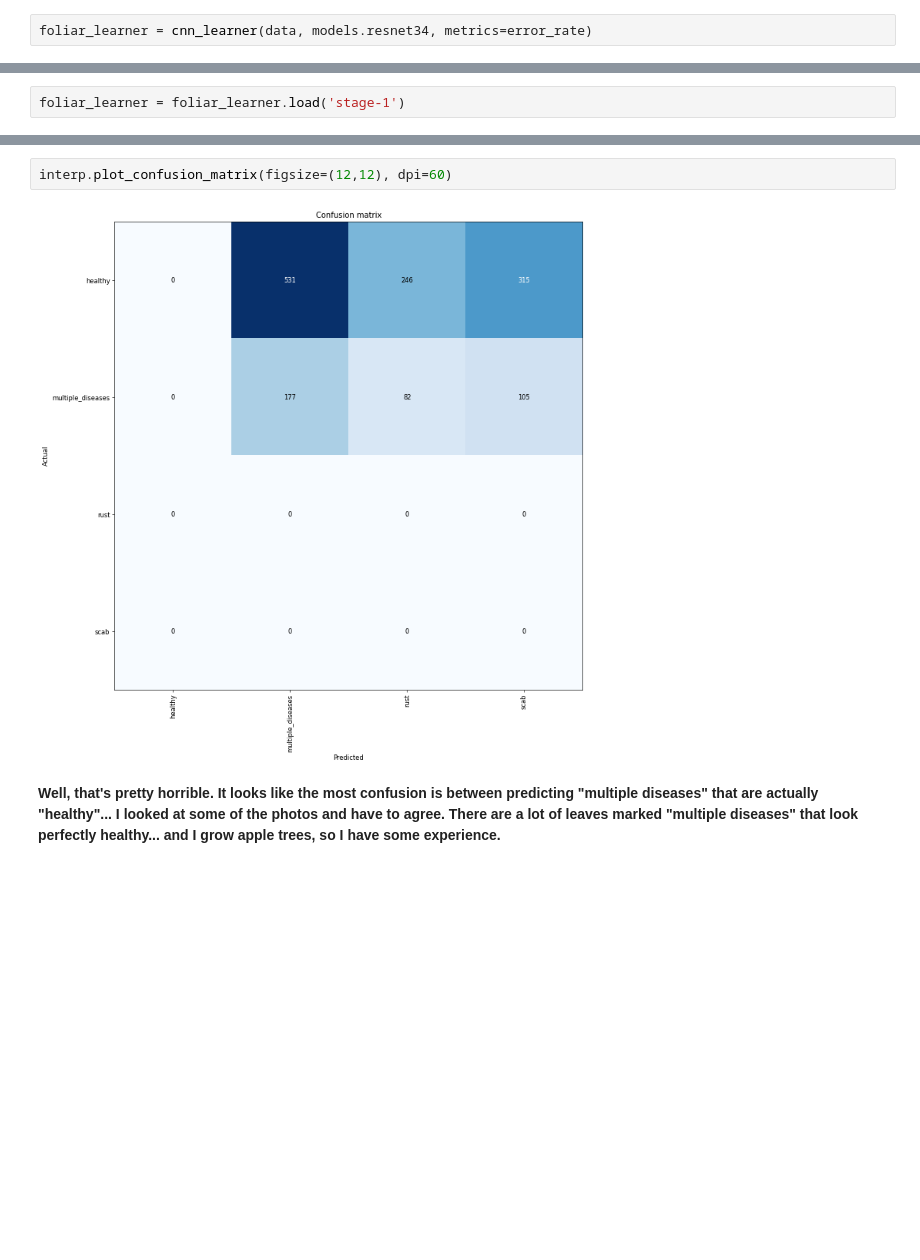
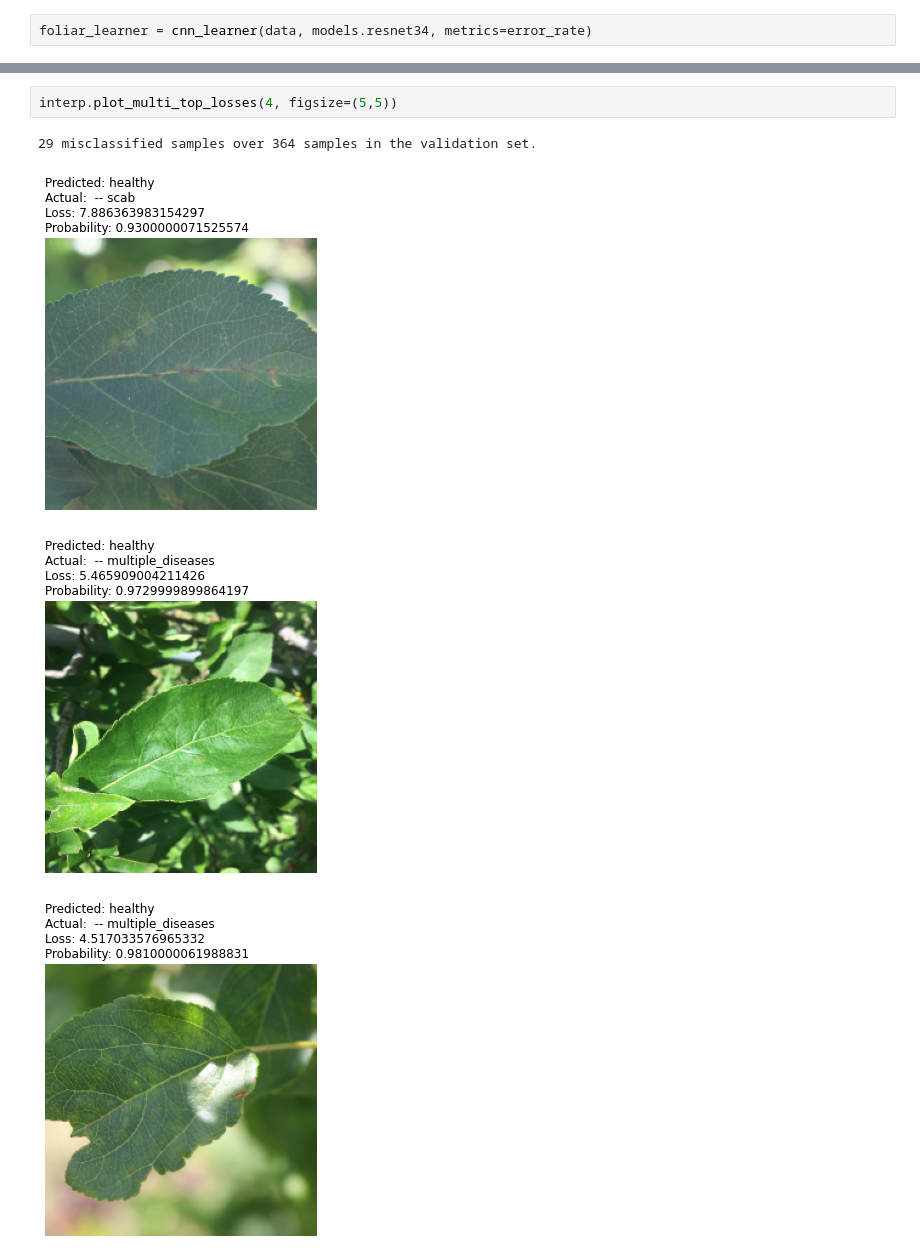
Before and after one commit to wcneill/kaggle, a Jupyter notebook: foliar/foliar_fastai.ipynb, the cells around one changed output, grey strips where cells are left out. Cells and saved outputs as stored; diff of their text form; blank space fills up the shorter version.

```diff
--- a/foliar/foliar_fastai.ipynb
+++ b/foliar/foliar_fastai.ipynb
@@ -77,2 +50,0 @@ __Should I train train 1 epoch at a time, save every time and then just use the
-# %%
-foliar_learner = foliar_learner.load('stage-1')
@@ -102,6 +76,7 @@ IndexError: index 1005 is out of bounds for axis 0 with size 364
-# %%
-interp.plot_confusion_matrix(figsize=(12,12), dpi=60)
-# %% [output]
-[figure, removed]
-# %% [markdown]
-__Well, that's pretty horrible. It looks like the most confusion is between predicting "multiple diseases" that are actually "healthy"... I looked at some of the photos and have to agree. There are a lot of leaves marked "multiple diseases" that look perfectly healthy... and I grow apple trees, so I have some experience.__
+# %%
+interp.plot_multi_top_losses(4, figsize=(5,5))
+# %% [output]
+29 misclassified samples over 364 samples in the validation set.
+[figure, added]
+[figure, added]
+[figure, added]
```
Also changed, not shown: parts of 18 cells of this notebook.
